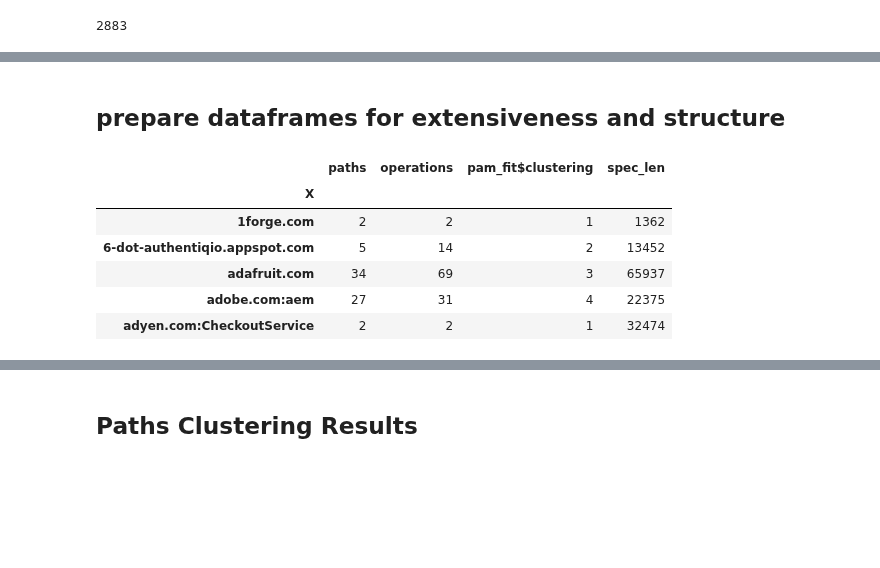
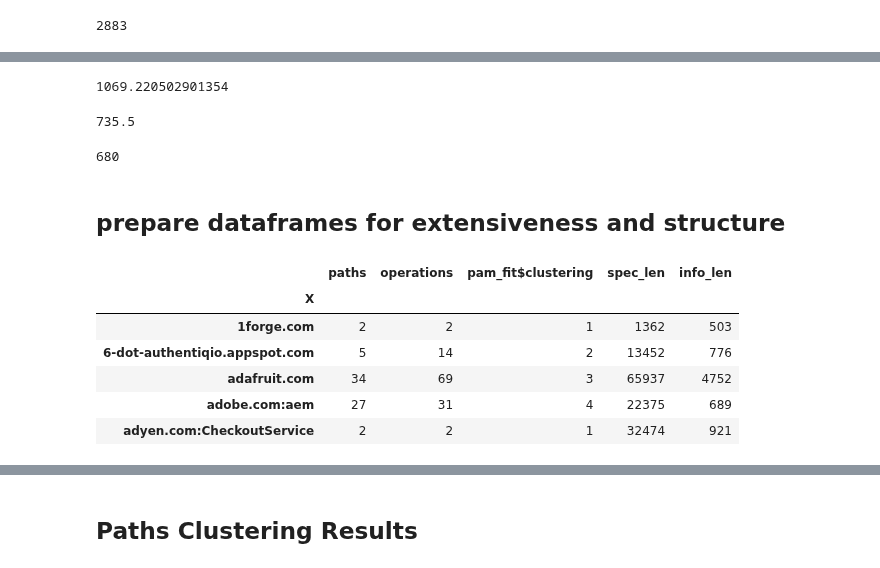
Before and after one commit to pmanlukas/thesisdata, a Jupyter notebook: Analyse Cluster.ipynb, the cells around one changed output, grey strips where cells are left out. Drawn from its saved outputs; the diff is of its cells as text; code cells hidden in the pictures; blank space fills up the shorter version.

```diff
--- a/Analyse Cluster.ipynb
+++ b/Analyse Cluster.ipynb
@@ -13,0 +17,9 @@ import matplotlib.pyplot as plt
+# %%
+specs = dict()
+
+with open('obj/specjson210518.pkl', 'rb') as handle:
+    specs = pickle.load(handle)
+
+keys = list(specs.keys())
+print(keys)
+len(keys)
@@ -75,0 +93,9 @@ with open('obj/spec_len.pkl', 'wb') as handle:
+# %%
+info_objs = dict()
+
+with open('obj/infodict0518.pkl', 'rb') as handle:
+    info_objs = pickle.load(handle)
+
+keys = list(info_objs.keys())
+print(keys)
+len(keys)
@@ -75,0 +122,7 @@ with open('obj/spec_len.pkl', 'wb') as handle:
+# %%
+info_string = dict()
+
+for info in specs:
+    str_info = json.dumps(info_objs[info])
+    info_string[info] = str_info
+print(len(info_string.keys()))
@@ -75,0 +131,6 @@ with open('obj/spec_len.pkl', 'wb') as handle:
+# %%
+info_len = list()
+for inf in info_string:
+    length = len(info_string[inf])
+    info_len.append(length)
+print(len(info_len))
@@ -75,0 +149,15 @@ with open('obj/spec_len.pkl', 'wb') as handle:
+# %%
+#mean length of info
+np.mean(info_len)
+# %% [output]
+1069.220502901354
+# %%
+#median length of info
+np.median(info_len)
+# %% [output]
+735.5
+# %%
+#mode of list
+max(set(info_len), key=info_len.count)
+# %% [output]
+680
@@ -78,16 +169,17 @@ with open('obj/spec_len.pkl', 'wb') as handle:
 # %%
 pathdf = pd.read_csv('PAMpath0518.csv',index_col='X')
 pathdf = pathdf.iloc[:,1:]
 pathdf['spec_len'] = spec_len
+pathdf['info_len'] = info_len
 pathdf.head()
 # %% [output]
-|  | paths | operations | pam_fit$clustering | spec_len |
-| X |  |  |  |  |
-| 1forge.com | 2 | 2 | 1 | 1362 |
-| 6-dot-authentiqio.appspot.com | 5 | 14 | 2 | 13452 |
-| adafruit.com | 34 | 69 | 3 | 65937 |
-| adobe.com:aem | 27 | 31 | 4 | 22375 |
-| adyen.com:CheckoutService | 2 | 2 | 1 | 32474 |
+|  | paths | operations | pam_fit$clustering | spec_len | info_len |
+| X |  |  |  |  |  |
+| 1forge.com | 2 | 2 | 1 | 1362 | 503 |
+| 6-dot-authentiqio.appspot.com | 5 | 14 | 2 | 13452 | 776 |
+| adafruit.com | 34 | 69 | 3 | 65937 | 4752 |
+| adobe.com:aem | 27 | 31 | 4 | 22375 | 689 |
+| adyen.com:CheckoutService | 2 | 2 | 1 | 32474 | 921 |
 # %%
 
 col_list = ['swagger','info','host','basePath','schemes','consumes','produces','paths','definitions','parameters','responses','securityDefinitions','security','tags','externalDocs','title','description','termsOfService','contact','license','version']
```
Also changed, not shown: parts of 33 cells of this notebook, 1 other file.
